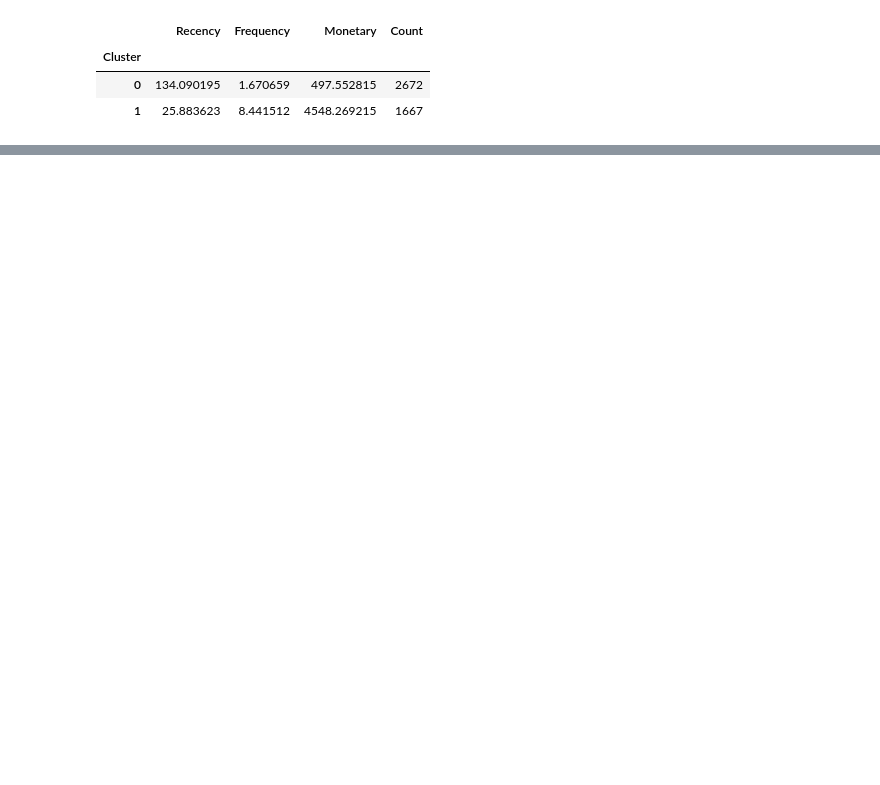
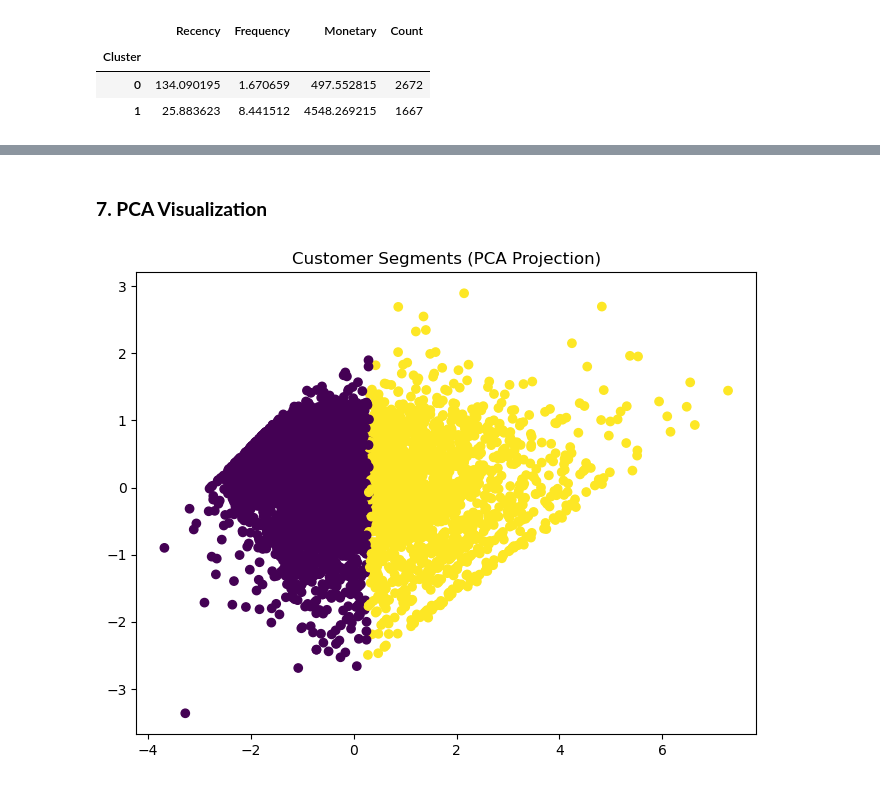
Before and after one commit to Pamela-Chebii/Consumer-Behavior-Analytics-Using-Transaction-Data, a Jupyter notebook: index.ipynb, the cells around one changed output, grey strips where cells are left out. Drawn from its saved outputs; the diff is of its cells as text; code cells hidden in the pictures; blank space fills up the shorter version.

Commit message:
cluster visualizations

```diff
--- a/index.ipynb
+++ b/index.ipynb
@@ -513,0 +516,5 @@ cluster_summary
+# %%
+rfm['Segment'] = rfm['Cluster'].map({
+    0: 'At-Risk / Low Value',
+    1: 'Loyal / High Value'
+})
@@ -513,0 +527,14 @@ cluster_summary
+# %% [markdown]
+### **7. PCA Visualization**
+# %%
+from sklearn.decomposition import PCA
+
+pca = PCA(n_components=2)
+rfm_pca = pca.fit_transform(rfm_scaled)
+
+plt.figure(figsize=(8,6))
+plt.scatter(rfm_pca[:,0], rfm_pca[:,1], c=rfm['Cluster'])
+plt.title('Customer Segments (PCA Projection)')
+plt.show()
+# %% [output]
+[figure, added]
```
Also changed, not shown: parts of 7 cells of this notebook.
